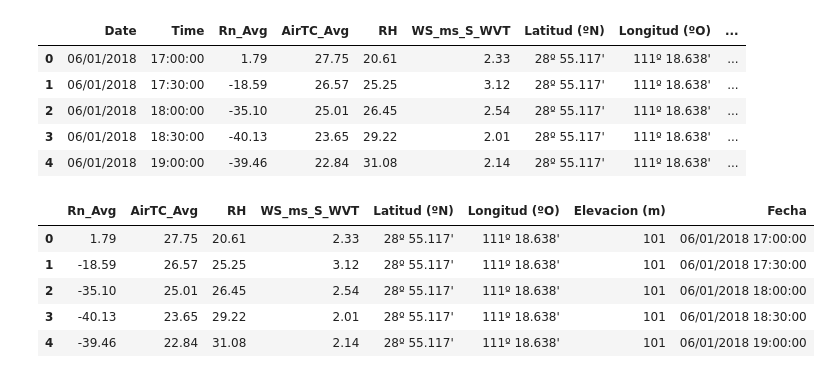
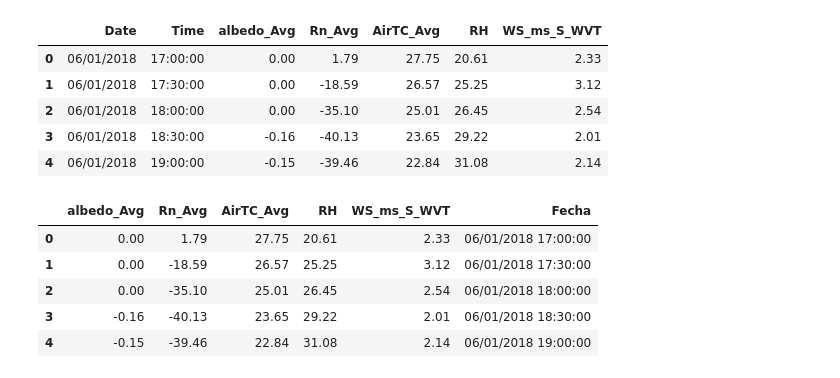
Before and after one commit to LuisGonzali/Fisica-Computacional, a Jupyter notebook: Evaluacion2/Evaluacion2.ipynb, the cells around one changed output. Cells and saved outputs as stored; diff of their text form; code cells hidden in the pictures.

```diff
--- a/Evaluacion2/Evaluacion2.ipynb
+++ b/Evaluacion2/Evaluacion2.ipynb
@@ -15,4 +16,5 @@ dfm = pd.DataFrame( pd.read_csv("MeteoVid18.csv", engine="python" ) )
 # %%
-dfm['Latitud (ºN)'] = "28º 55.117'"
-dfm['Longitud (ºO)'] = "111º 18.638'"
-dfm['Elevacion (m)'] = "101"
+#dfm['Latitud (ºN)'] = "28º 55.117'"
+#dfm['Longitud (ºO)'] = "111º 18.638'"
+#dfm['Elevacion (m)'] = "101"
+dfm.dtypes
@@ -19,15 +39,15 @@ dfm['Elevacion (m)'] = "101"
 # %%
-#Se eliminan las columnas innecesarias para el análisis (Unnamed)
+#Se eliminan las columnas innecesarias para el análisis
 dfm.drop( dfm.columns[19:35], axis=1, inplace=True )
-dfm.drop( dfm.columns[2:15], axis=1, inplace=True )
+dfm.drop( dfm.columns[2:14], axis=1, inplace=True )
 dfm.head()
 # %% [output]
-|  | Date | Time | Rn_Avg | AirTC_Avg | RH | WS_ms_S_WVT | Latitud (ºN) | Longitud (ºO) | ... |
-| 0 | 06/01/2018 | 17:00:00 | 1.79 | 27.75 | 20.61 | 2.33 | 28º 55.117' | 111º 18.638' | ... |
-| 1 | 06/01/2018 | 17:30:00 | -18.59 | 26.57 | 25.25 | 3.12 | 28º 55.117' | 111º 18.638' | ... |
-| 2 | 06/01/2018 | 18:00:00 | -35.10 | 25.01 | 26.45 | 2.54 | 28º 55.117' | 111º 18.638' | ... |
-| 3 | 06/01/2018 | 18:30:00 | -40.13 | 23.65 | 29.22 | 2.01 | 28º 55.117' | 111º 18.638' | ... |
-| 4 | 06/01/2018 | 19:00:00 | -39.46 | 22.84 | 31.08 | 2.14 | 28º 55.117' | 111º 18.638' | ... |
+|  | Date | Time | albedo_Avg | Rn_Avg | AirTC_Avg | RH | WS_ms_S_WVT |
+| 0 | 06/01/2018 | 17:00:00 | 0.00 | 1.79 | 27.75 | 20.61 | 2.33 |
+| 1 | 06/01/2018 | 17:30:00 | 0.00 | -18.59 | 26.57 | 25.25 | 3.12 |
+| 2 | 06/01/2018 | 18:00:00 | 0.00 | -35.10 | 25.01 | 26.45 | 2.54 |
+| 3 | 06/01/2018 | 18:30:00 | -0.16 | -40.13 | 23.65 | 29.22 | 2.01 |
+| 4 | 06/01/2018 | 19:00:00 | -0.15 | -39.46 | 22.84 | 31.08 | 2.14 |
 # %%
 #Se crea una nueva columna "FECHA" a partir de las columnas "DATE" y "TIME"
 dfm["Fecha"] = dfm["Date"] + " "+ dfm["Time"]
@@ -35,11 +55,11 @@ dfm["Fecha"] = dfm["Date"] + " "+ dfm["Time"]
 dfm.drop( ["Date","Time"], axis=1, inplace=True )
 dfm.head()
 # %% [output]
-|  | Rn_Avg | AirTC_Avg | RH | WS_ms_S_WVT | Latitud (ºN) | Longitud (ºO) | Elevacion (m) | Fecha |
-| 0 | 1.79 | 27.75 | 20.61 | 2.33 | 28º 55.117' | 111º 18.638' | 101 | 06/01/2018 17:00:00 |
-| 1 | -18.59 | 26.57 | 25.25 | 3.12 | 28º 55.117' | 111º 18.638' | 101 | 06/01/2018 17:30:00 |
-| 2 | -35.10 | 25.01 | 26.45 | 2.54 | 28º 55.117' | 111º 18.638' | 101 | 06/01/2018 18:00:00 |
-| 3 | -40.13 | 23.65 | 29.22 | 2.01 | 28º 55.117' | 111º 18.638' | 101 | 06/01/2018 18:30:00 |
-| 4 | -39.46 | 22.84 | 31.08 | 2.14 | 28º 55.117' | 111º 18.638' | 101 | 06/01/2018 19:00:00 |
+|  | albedo_Avg | Rn_Avg | AirTC_Avg | RH | WS_ms_S_WVT | Fecha |
+| 0 | 0.00 | 1.79 | 27.75 | 20.61 | 2.33 | 06/01/2018 17:00:00 |
+| 1 | 0.00 | -18.59 | 26.57 | 25.25 | 3.12 | 06/01/2018 17:30:00 |
+| 2 | 0.00 | -35.10 | 25.01 | 26.45 | 2.54 | 06/01/2018 18:00:00 |
+| 3 | -0.16 | -40.13 | 23.65 | 29.22 | 2.01 | 06/01/2018 18:30:00 |
+| 4 | -0.15 | -39.46 | 22.84 | 31.08 | 2.14 | 06/01/2018 19:00:00 |
 # %%
 dfm.rename(columns={'AirTC_Avg':'TempA'}, inplace=True)
```
Also changed, not shown: parts of 35 cells of this notebook, 4 other files.
